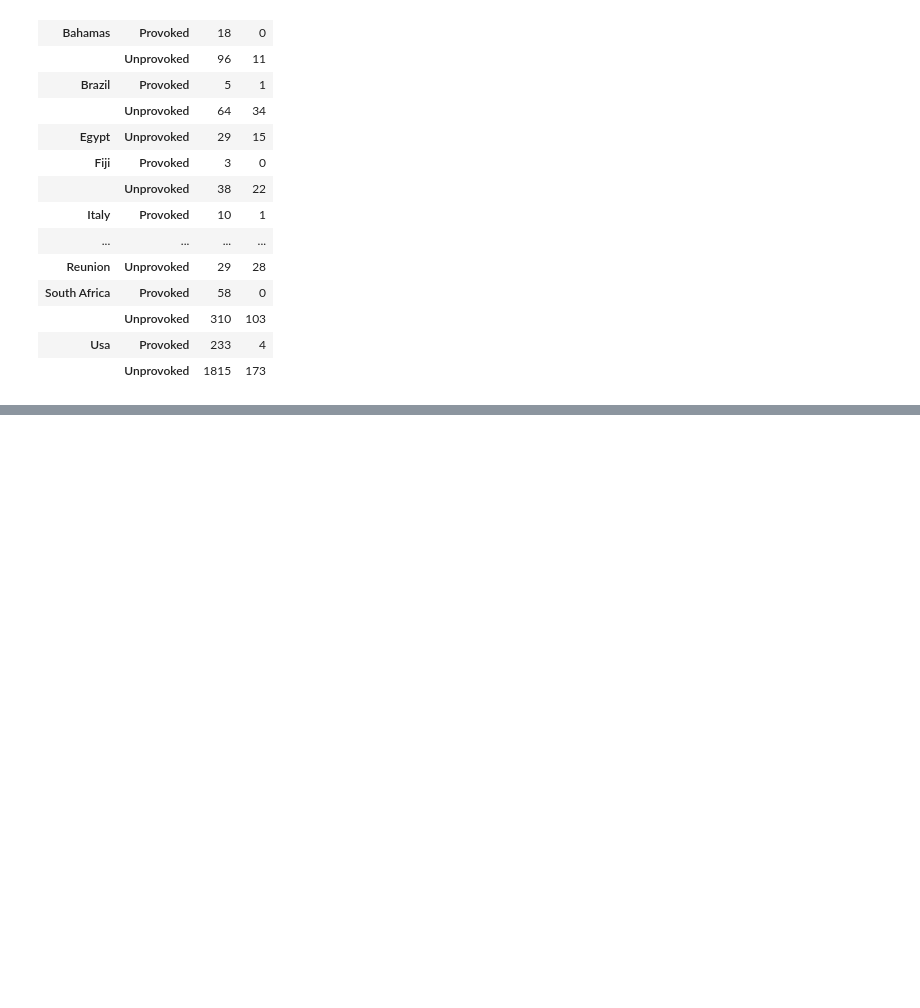
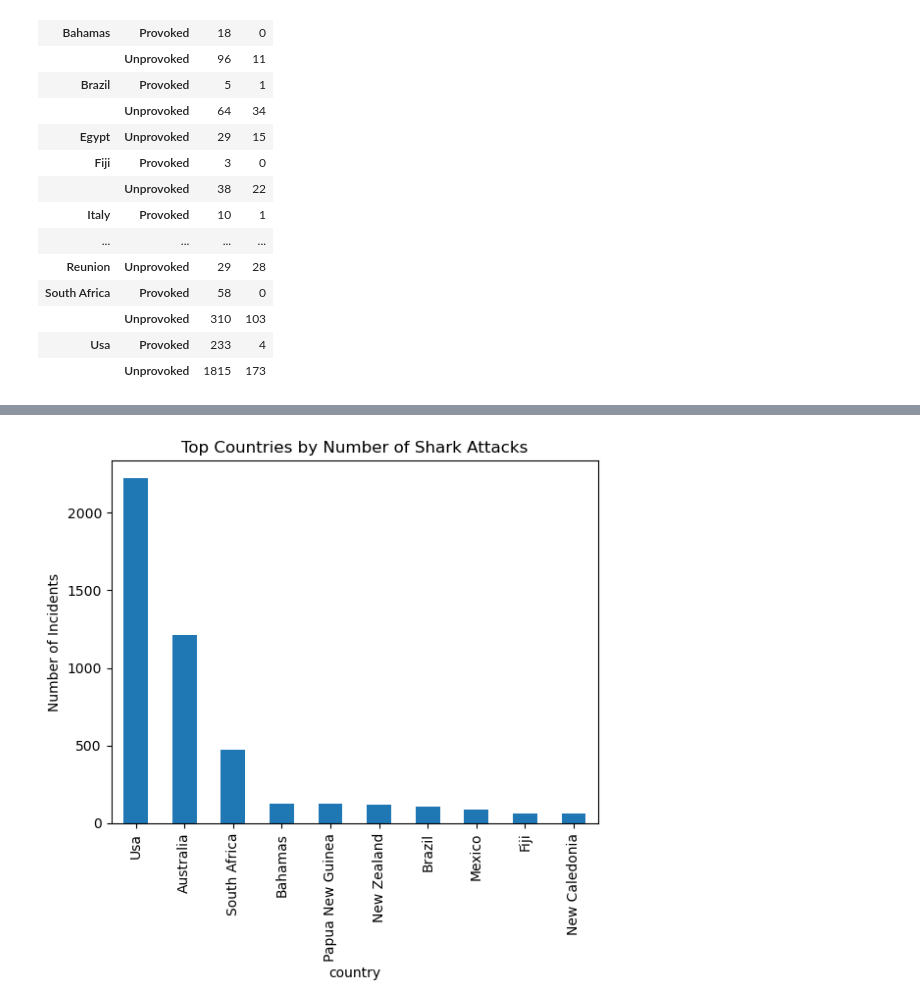
Before and after one commit to rado911/SHARK_ATTACKS, a Jupyter notebook: Mini_Project_1.ipynb, the cells around one changed output, grey strips where cells are left out. Cells and saved outputs as stored; diff of their text form; code cells hidden in the pictures; blank space fills up the shorter version.

```diff
--- a/Mini_Project_1.ipynb
+++ b/Mini_Project_1.ipynb
@@ -479,0 +476,9 @@ pd.crosstab([sharkattacks_data["country"], sharkattacks_data["type"]], sharkatta
+# %%
+#BAR CHART ON THE COUNTS OF SHARKATTACKS FOR THE TOP 10 COUNTRIES
+
+sharkattacks_data["country"].value_counts().head(10).plot(kind="bar")
+plt.title("Top Countries by Number of Shark Attacks")
+plt.ylabel("Number of Incidents")
+plt.show()
+# %% [output]
+[figure, added]
```
Also changed, not shown: parts of 6 cells of this notebook.
